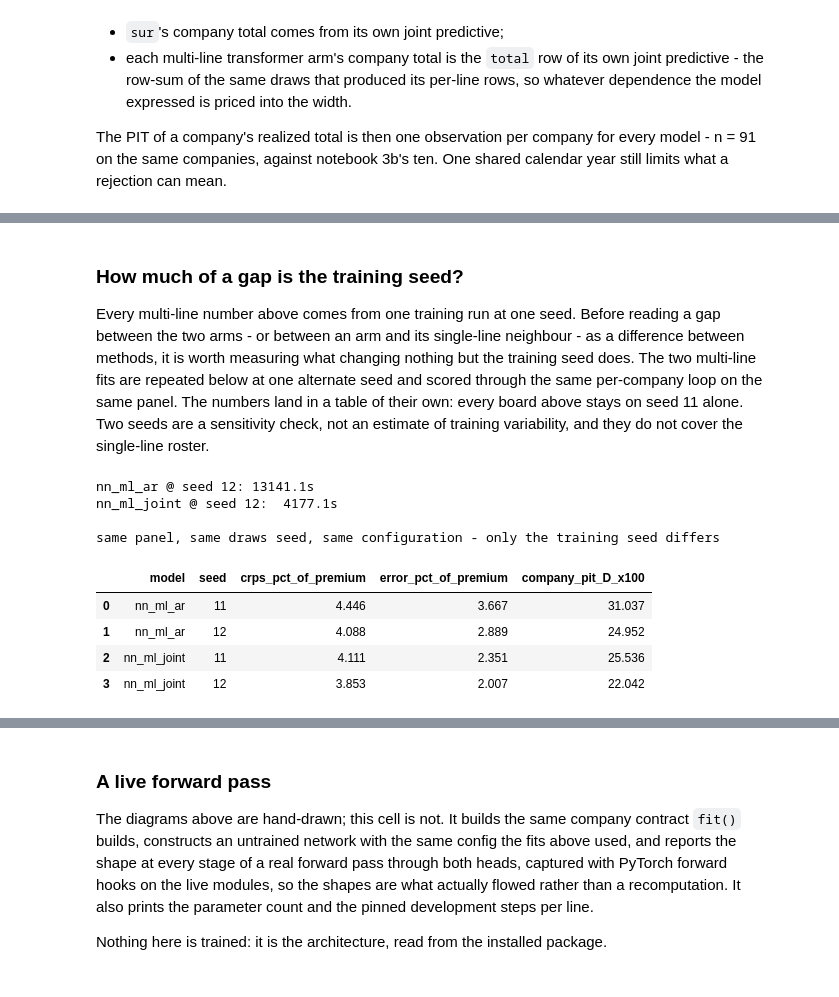
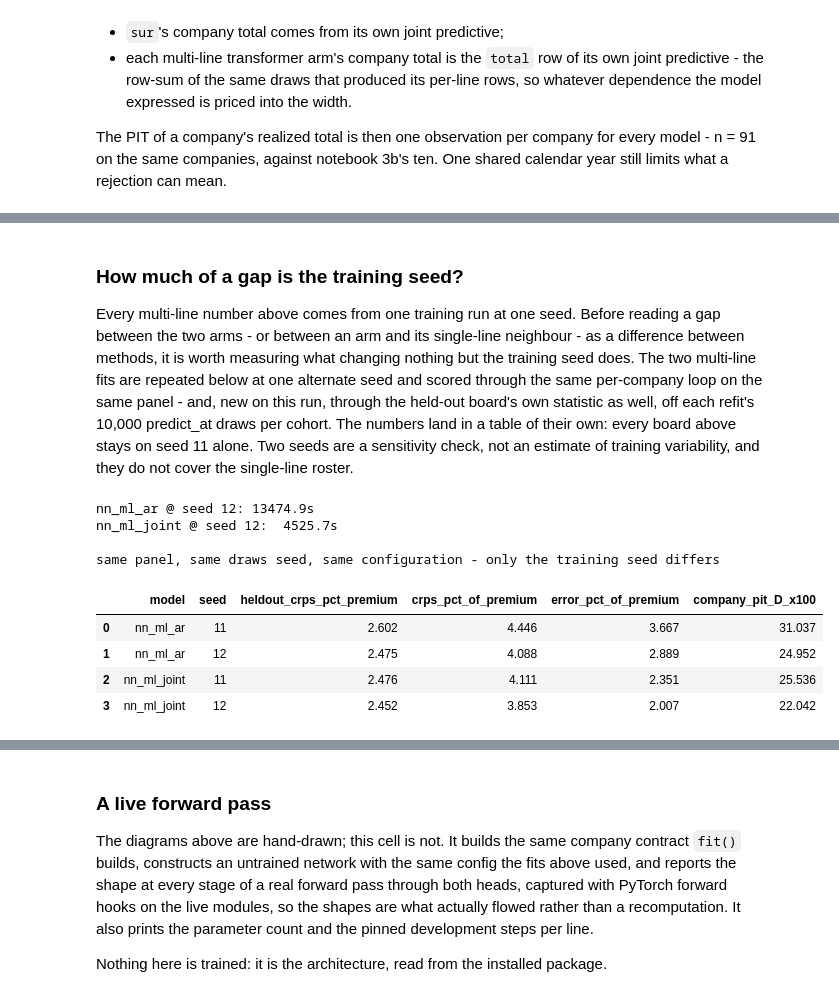
Before and after one commit to EKtheSage/ibnr, a Jupyter notebook: analysis/03c_multiline_transformer.ipynb, the cells around one changed output, grey strips where cells are left out. Saved outputs shown, nothing was run; the diff lists cells and outputs as text; code cells hidden in the pictures.

```diff
--- a/analysis/03c_multiline_transformer.ipynb
+++ b/analysis/03c_multiline_transformer.ipynb
@@ -979,0 +1033,31 @@ deeptriangle             349.1s  (pooled fit 146.5s + 202.6s scoring 243 cohorts
+# %%
+# Two pooled fits, one per dependence mode - the same budget as every other neural
+# entry - then one held-out board row per cohort off each. No rollout runs here: a
+# held-out diagonal is one forward pass per ensemble member, so the board's 10,000
+# draws per cohort cost what a rollout could not. The endpoint section below reuses
+# these same fits and pays the rollout bill there.
+MLConfig = gallery.get("nn_transformer_ml").config_class
+
+ml_fits: dict[str, object] = {}
+ml_seconds: dict[str, dict] = {}
+
+for row_name, dep in ML_MODES.items():
+    t0 = time.perf_counter()
+    entry = gallery.fit(
+        "nn_transformer_ml",
+        tri,
+        loss_field=FIELD,
+        as_of=AS_OF,
+        seed=SEED_FIT,
+        config=MLConfig(**ML_CONFIG, dependence=dep),
+    )
+    t_fit = time.perf_counter() - t0
+    for key in COHORTS:
+        forecasts.append(forecast_for(row_name, entry, key))
+    ml_fits[row_name] = entry
+    ml_seconds[row_name] = {"fit + heldout scoring": round(time.perf_counter() - t0, 1)}
+    print(
+        f"{row_name:12s} fit {t_fit:7.1f}s + held-out scoring "
+        f"{time.perf_counter() - t0 - t_fit:6.1f}s over {len(COHORTS)} cohorts",
+        flush=True,
+    )
@@ -2183,7 +2235,9 @@ Every multi-line number above comes from one training run at one seed. Before re
 gap between the two arms - or between an arm and its single-line neighbour - as a
 difference between methods, it is worth measuring what changing nothing but the training
 seed does. The two multi-line fits are repeated below at one alternate seed and scored
-through the same per-company loop on the same panel. The numbers land in a table of
+through the same per-company loop on the same panel - and, new on this run, through
+the held-out board's own statistic as well, off each refit's 10,000 predict_at draws
+per cohort. The numbers land in a table of
 their own: every board above stays on seed 11 alone. Two seeds are a sensitivity check,
 not an estimate of training variability, and they do not cover the single-line roster.
 # %%
@@ -2192,10 +2246,12 @@ seed_rows: list[dict] = []
 for row_name, dep in ML_MODES.items():
     _b = ult_board[ult_board["model"] == row_name].iloc[0]
     _k = ks_ult.set_index("model").loc[row_name]
+    _nv = norm_view.loc[row_name, "equal_cohort"]
     seed_rows.append(
         dict(
             model=row_name,
             seed=SEED_FIT,
+            heldout_crps_pct_premium=float(_nv),
             crps_pct_of_premium=float(_b["crps_pct_of_premium"]),
             error_pct_of_premium=float(_b["error_pct_of_premium"]),
             company_pit_D_x100=float(_k["D x 100"]),
@@ -2233,37 +2289,48 @@ for row_name, dep in ML_MODES.items():
     _per_cohort = np.array(
         [
             float(crps_fn(r["draws"][:, None], np.asarray([r["realized"]], dtype=float))[0])
             / r["premium"]
             for r in _rows
         ]
     )
+    # the board's own statistic at the alternate seed: held-out cell CRPS as % of
+    # origin premium, equal cohort weight, off predict_at's 10,000 draws per cohort
+    _ho = []
+    for key in COHORTS:
+        _draws = entry.predict_at(cells[key], field=FIELD, seed=SEED_DRAW)
+        _vals = cells[key].frame
+        _kf = _vals[_vals["field"] == FIELD]
+        _cell_crps = crps_fn(_draws, _kf["value"].to_numpy(dtype=float))
+        _ho.append(float(np.mean(100.0 * _cell_crps / _kf["premium"].to_numpy(dtype=float))))
+    _heldout_crps = float(np.mean(_ho))
     seed_rows.append(
         dict(
             model=row_name,
             seed=SEED_ALT,
+            heldout_crps_pct_premium=_heldout_crps,
             crps_pct_of_premium=float(np.mean(100.0 * _per_cohort)),
             error_pct_of_premium=100.0
             * float(sum(r["predicted"] - r["realized"] for r in _rows))
             / float(sum(r["premium"] for r in _rows)),
             company_pit_D_x100=100.0 * ks_uniformity(np.asarray(_company_pits)).statistic,
         )
     )
     ml_seconds[f"{row_name} @ seed {SEED_ALT}"] = {
         "fit + rollout + scoring": round(time.perf_counter() - t0, 1)
     }
     del entry
     print(f"{row_name} @ seed {SEED_ALT}: {time.perf_counter() - t0:7.1f}s", flush=True)
 
 seed_table = pd.DataFrame(seed_rows).sort_values(["model", "seed"]).reset_index(drop=True)
 print("\nsame panel, same draws seed, same configuration - only the training seed differs")
 display(seed_table.round(3))
 # %% [output]
-nn_ml_ar @ seed 12: 13141.1s
-nn_ml_joint @ seed 12:  4177.1s
+nn_ml_ar @ seed 12: 13474.9s
+nn_ml_joint @ seed 12:  4525.7s
 
 same panel, same draws seed, same configuration - only the training seed differs
-|  | model | seed | crps_pct_of_premium | error_pct_of_premium | company_pit_D_x100 |
-| 0 | nn_ml_ar | 11 | 4.446 | 3.667 | 31.037 |
-| 1 | nn_ml_ar | 12 | 4.088 | 2.889 | 24.952 |
-| 2 | nn_ml_joint | 11 | 4.111 | 2.351 | 25.536 |
-| 3 | nn_ml_joint | 12 | 3.853 | 2.007 | 22.042 |
+|  | model | seed | heldout_crps_pct_premium | crps_pct_of_premium | error_pct_of_premium | company_pit_D_x100 |
+| 0 | nn_ml_ar | 11 | 2.602 | 4.446 | 3.667 | 31.037 |
+| 1 | nn_ml_ar | 12 | 2.475 | 4.088 | 2.889 | 24.952 |
+| 2 | nn_ml_joint | 11 | 2.476 | 4.111 | 2.351 | 25.536 |
+| 3 | nn_ml_joint | 12 | 2.452 | 3.853 | 2.007 | 22.042 |
```
Also changed, not shown: parts of 40 cells of this notebook.
